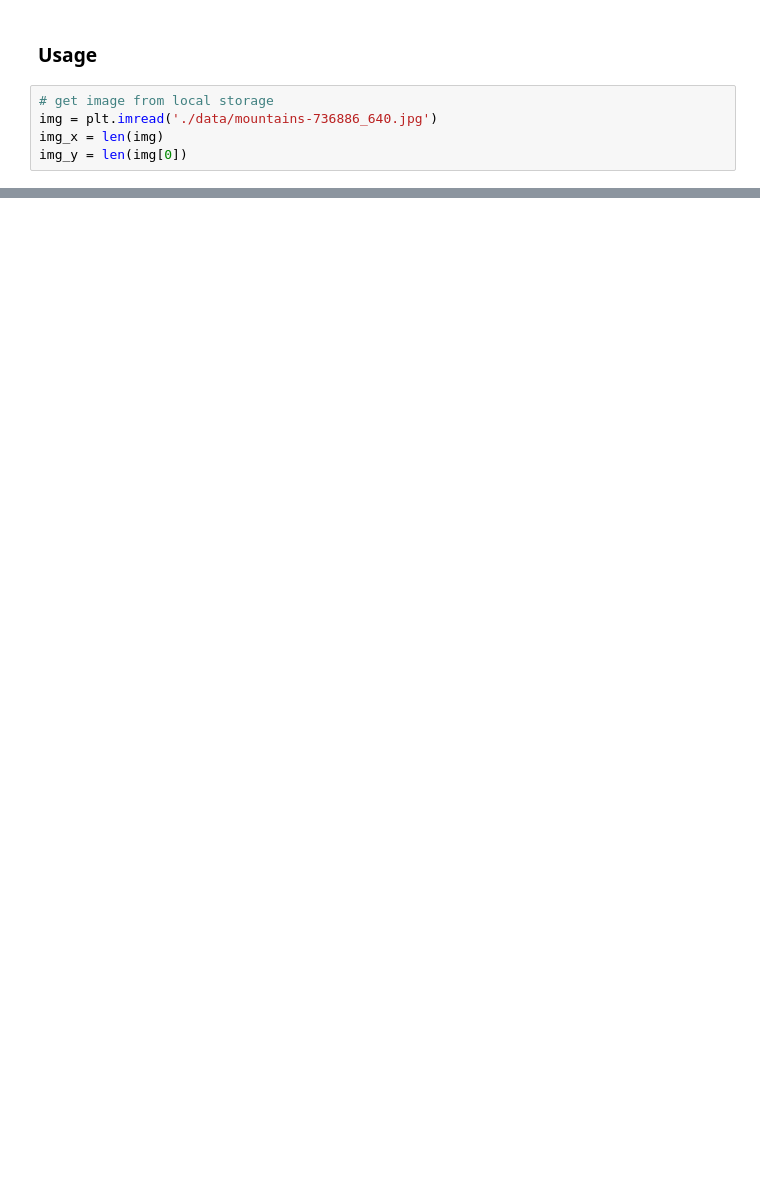
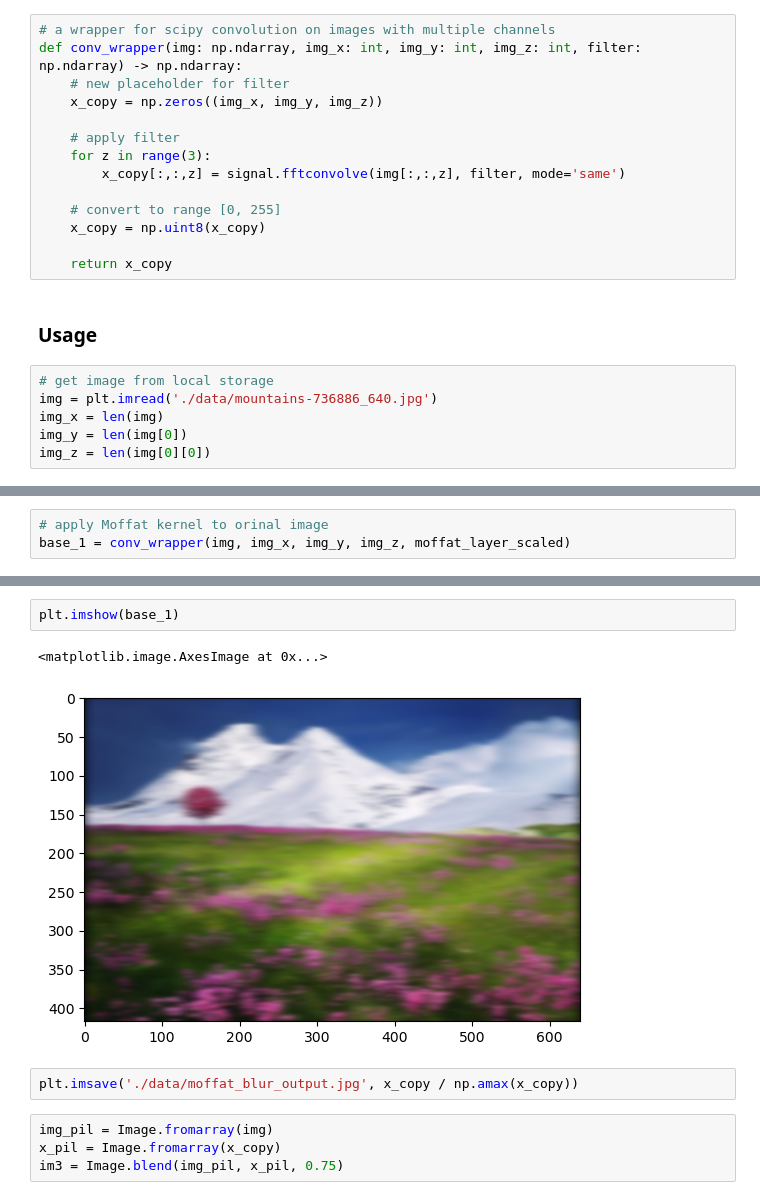
Before and after one commit to hlakams/dreamy-blur, a Jupyter notebook: camera_blurring.ipynb, the cells around one changed output, grey strips where cells are left out. Cells and saved outputs as stored; diff of their text form; blank space fills up the shorter version.

```diff
--- a/camera_blurring.ipynb
+++ b/camera_blurring.ipynb
@@ -44,6 +47,20 @@ def moffat_blur(x_dim: int, y_dim: int, k: int, l: int, s1: int, s2: int, rho: i
 
     # done!
     return p
+# %%
+# a wrapper for scipy convolution on images with multiple channels
+def conv_wrapper(img: np.ndarray, img_x: int, img_y: int, img_z: int, filter: np.ndarray) -> np.ndarray:
+    # new placeholder for filter
+    x_copy = np.zeros((img_x, img_y, img_z))
+
+    # apply filter
+    for z in range(3):
+        x_copy[:,:,z] = signal.fftconvolve(img[:,:,z], filter, mode='same')
+
+    # convert to range [0, 255]
+    x_copy = np.uint8(x_copy)
+
+    return x_copy
 # %% [markdown]
 ### Usage
 # %%
@@ -51,3 +68,4 @@ def moffat_blur(x_dim: int, y_dim: int, k: int, l: int, s1: int, s2: int, rho: i
 img = plt.imread('./data/mountains-736886_640.jpg')
 img_x = len(img)
 img_y = len(img[0])
+img_z = len(img[0][0])
@@ -76,0 +81,3 @@ plt.imshow(np.uint8(x_copy + 2555))
+# %%
+# apply Moffat kernel to orinal image
+base_1 = conv_wrapper(img, img_x, img_y, img_z, moffat_layer_scaled)
@@ -76,0 +89,11 @@ plt.imshow(np.uint8(x_copy + 2555))
+# %%
+plt.imshow(base_1)
+# %% [output]
+<matplotlib.image.AxesImage at 0x...>
+[figure, added]
+# %%
+plt.imsave('./data/moffat_blur_output.jpg', x_copy / np.amax(x_copy))
+# %%
+img_pil = Image.fromarray(img)
+x_pil = Image.fromarray(x_copy)
+im3 = Image.blend(img_pil, x_pil, 0.75)
```
Also changed, not shown: parts of 11 cells of this notebook, 1 other file.
